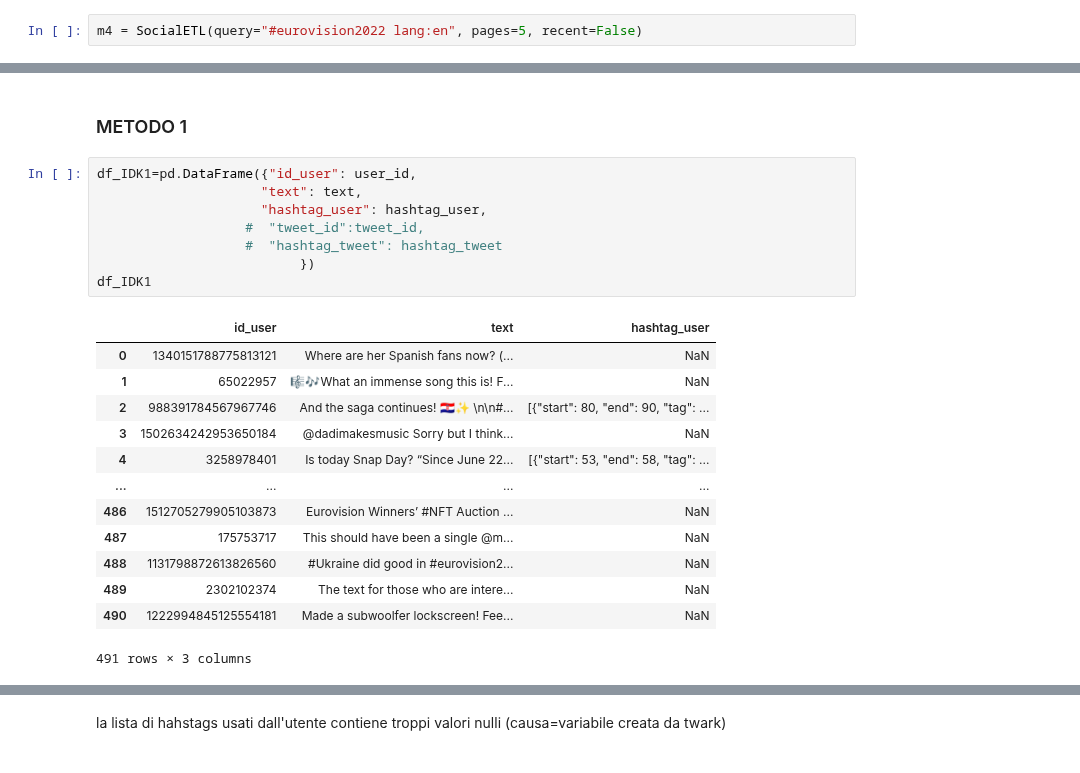
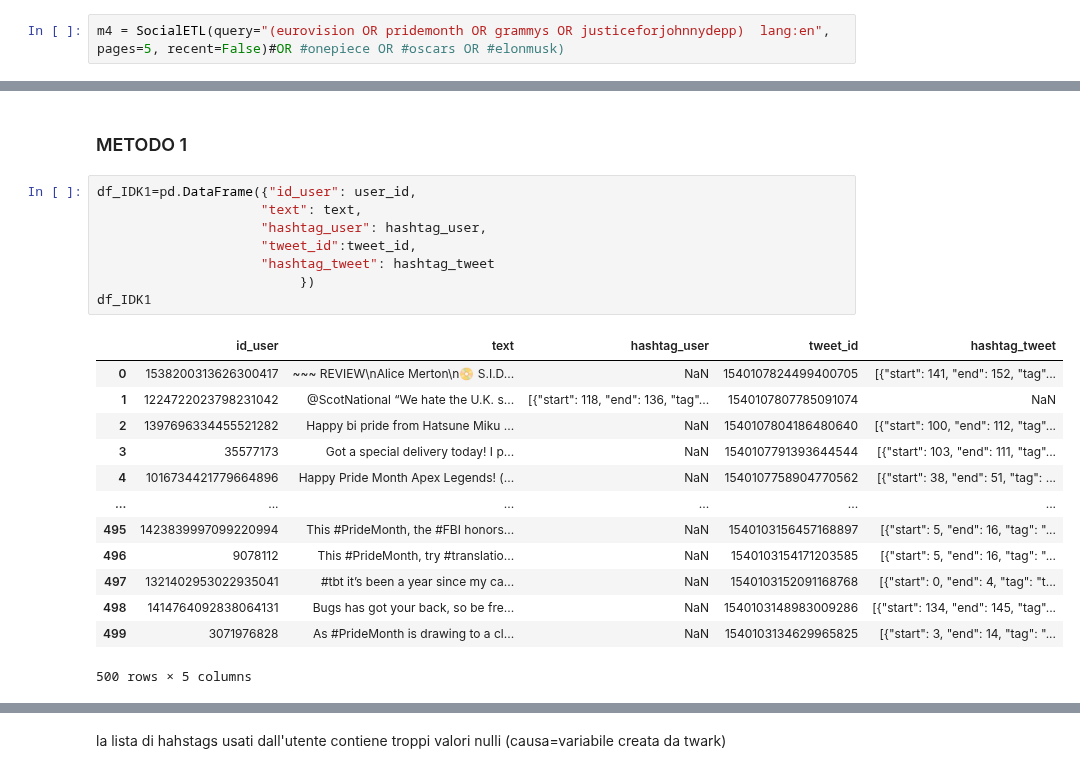
Before and after one commit to gatto/ds-network-analysis, a Jupyter notebook: py/dave starting.ipynb, the cells around one changed output, grey strips where cells are left out. Drawn from its saved outputs; the diff is of its cells as text.

```diff
--- a/py/dave starting.ipynb
+++ b/py/dave starting.ipynb
@@ -469,7 +472,7 @@ Count(query='#fantaeurovision lang:en', df=pd.DataFrame, count=1301)
 # %% [markdown]
 Utilizzati hashtags con count più elevato: escluso eurovision perchè poteva raccogliere tweet ambigui e sarebbe stato difficile escluderli perchè nei tweet dove compariva #eurovision pteva nache comparire #ukraine che noi abbiamo considerato come parte della cate
 # %%
-m4 = SocialETL(query="#eurovision2022 lang:en", pages=5, recent=False)
+m4 = SocialETL(query="(eurovision OR pridemonth OR grammys OR justiceforjohnnydepp)  lang:en", pages=5, recent=False)#OR #onepiece OR #oscars OR #elonmusk)
 # %% [output]
 [interactive output not drawn]
 Reading secret from C:\Users\david\Documents\GitHub\ds-network-analysis\data\my_secrets.yaml…
@@ -490,25 +493,25 @@ text=m4.df['text']
 # %%
 df_IDK1=pd.DataFrame({"id_user": user_id,
                      "text": text,
                      "hashtag_user": hashtag_user,
-                   #  "tweet_id":tweet_id,
-                   #  "hashtag_tweet": hashtag_tweet
+                     "tweet_id":tweet_id,
+                     "hashtag_tweet": hashtag_tweet
                           })
 df_IDK1
 # %% [output]
-|  | id_user | text | hashtag_user |
-| 0 | 1340151788775813121 | Where are her Spanish fans now? (... | NaN |
-| 1 | 65022957 | 🎼🎶What an immense song this is! F... | NaN |
-| 2 | 988391784567967746 | And the saga continues! 🇭🇷✨ \n\n#... | [{"start": 80, "end": 90, "tag": ... |
-| 3 | 1502634242953650184 | @dadimakesmusic Sorry but I think... | NaN |
-| 4 | 3258978401 | Is today Snap Day? “Since June 22... | [{"start": 53, "end": 58, "tag": ... |
-| ... | ... | ... | ... |
-| 486 | 1512705279905103873 | Eurovision Winners’ #NFT Auction ... | NaN |
-| 487 | 175753717 | This should have been a single @m... | NaN |
-| 488 | 1131798872613826560 | #Ukraine did good in #eurovision2... | NaN |
-| 489 | 2302102374 | The text for those who are intere... | NaN |
-| 490 | 1222994845125554181 | Made a subwoolfer lockscreen! Fee... | NaN |
+|  | id_user | text | hashtag_user | tweet_id | hashtag_tweet |
+| 0 | 1538200313626300417 | ~~~ REVIEW\nAlice Merton\n📀 S.I.D... | NaN | 1540107824499400705 | [{"start": 141, "end": 152, "tag"... |
+| 1 | 1224722023798231042 | @ScotNational “We hate the U.K. s... | [{"start": 118, "end": 136, "tag"... | 1540107807785091074 | NaN |
+| 2 | 1397696334455521282 | Happy bi pride from Hatsune Miku ... | NaN | 1540107804186480640 | [{"start": 100, "end": 112, "tag"... |
+| 3 | 35577173 | Got a special delivery today! I p... | NaN | 1540107791393644544 | [{"start": 103, "end": 111, "tag"... |
+| 4 | 1016734421779664896 | Happy Pride Month Apex Legends! (... | NaN | 1540107758904770562 | [{"start": 38, "end": 51, "tag": ... |
+| ... | ... | ... | ... | ... | ... |
+| 495 | 1423839997099220994 | This #PrideMonth, the #FBI honors... | NaN | 1540103156457168897 | [{"start": 5, "end": 16, "tag": "... |
+| 496 | 9078112 | This #PrideMonth, try #translatio... | NaN | 1540103154171203585 | [{"start": 5, "end": 16, "tag": "... |
+| 497 | 1321402953022935041 | #tbt it’s been a year since my ca... | NaN | 1540103152091168768 | [{"start": 0, "end": 4, "tag": "t... |
+| 498 | 1414764092838064131 | Bugs has got your back, so be fre... | NaN | 1540103148983009286 | [{"start": 134, "end": 145, "tag"... |
+| 499 | 3071976828 | As #PrideMonth is drawing to a cl... | NaN | 1540103134629965825 | [{"start": 3, "end": 14, "tag": "... |
-491 rows × 3 columns
+500 rows × 5 columns
 # %%
 #group by user
 df_IDK1.groupby(by="id_user").sum().reset_index()
```
Also changed, not shown: parts of 16 cells of this notebook.
